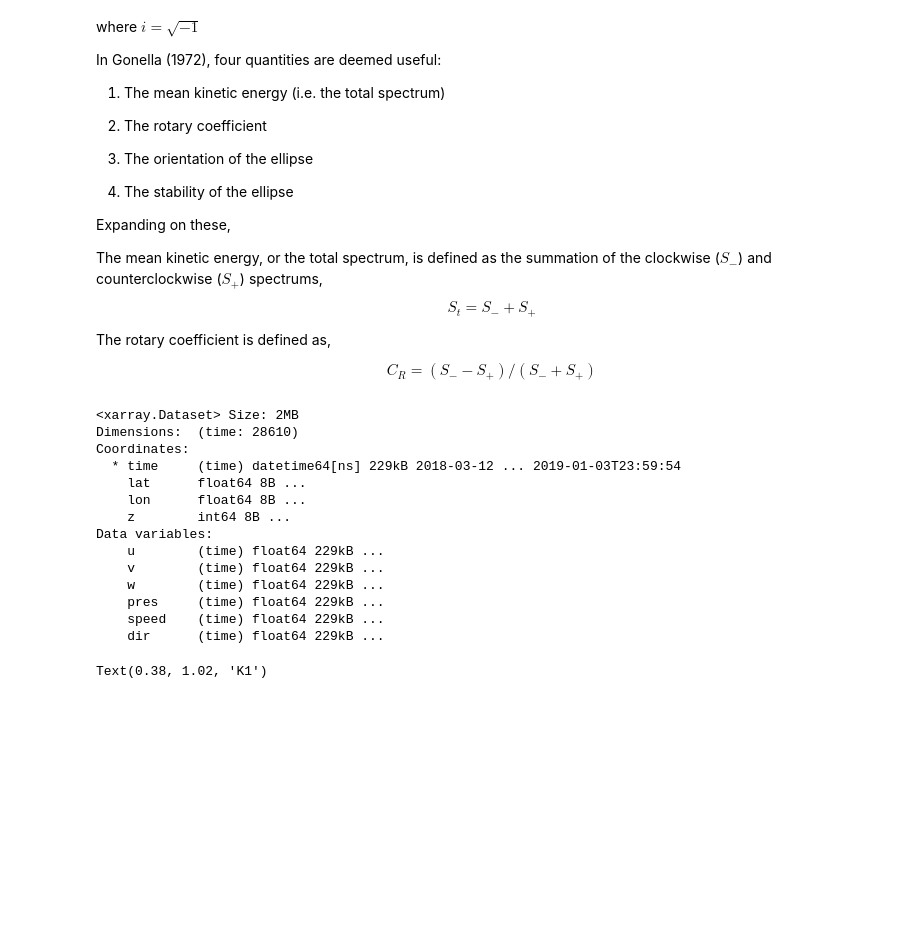
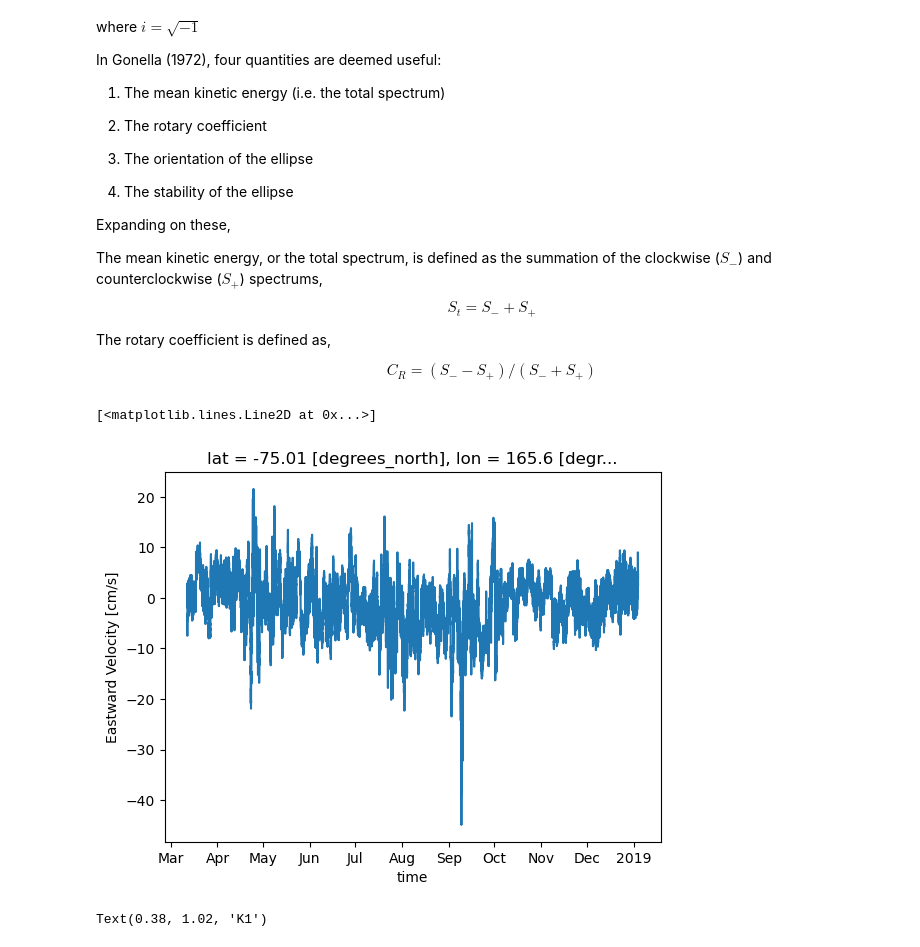
Before and after one commit to MackenzieBlanusa/TNB_tools, a Jupyter notebook: MastersThesis/rotaryspectra_ctd - Copy.ipynb, the cells around one changed output. Cells and saved outputs as stored; diff of their text form; code cells hidden in the pictures; blank space fills up the shorter version.

```diff
--- a/MastersThesis/rotaryspectra_ctd - Copy.ipynb
+++ b/MastersThesis/rotaryspectra_ctd - Copy.ipynb
@@ -46,22 +46,10 @@ import gsw
 # DELL
 vel = xr.open_dataset("//thepenguin/penguin2/Data/TNB/mooring/LDEO/2018_19 Araon Cruise (ANA09B) - NIWAMooringRetrieval/Data/TNBD/working/tnbd_2018_vel_bot_1093.nc")
 # %%
-vel
+vel.u.plot()
 # %% [output]
-<xarray.Dataset> Size: 2MB
-Dimensions:  (time: 28610)
-Coordinates:
-  * time     (time) datetime64[ns] 229kB 2018-03-12 ... 2019-01-03T23:59:54
-    lat      float64 8B ...
-    lon      float64 8B ...
-    z        int64 8B ...
-Data variables:
-    u        (time) float64 229kB ...
-    v        (time) float64 229kB ...
-    w        (time) float64 229kB ...
-    pres     (time) float64 229kB ...
-    speed    (time) float64 229kB ...
-    dir      (time) float64 229kB ...
+[<matplotlib.lines.Line2D at 0x...>]
+[figure, added]
 # %%
 f = gsw.f(-75)
 # intertial frequency [cpd]
```
Also changed, not shown: parts of 13 cells of this notebook.
